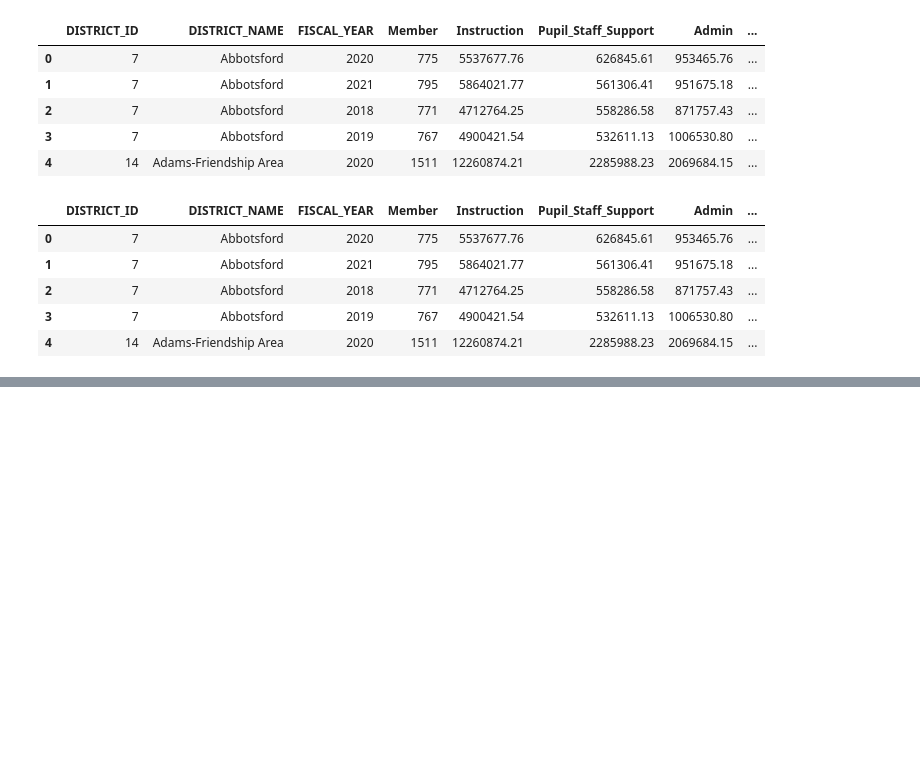
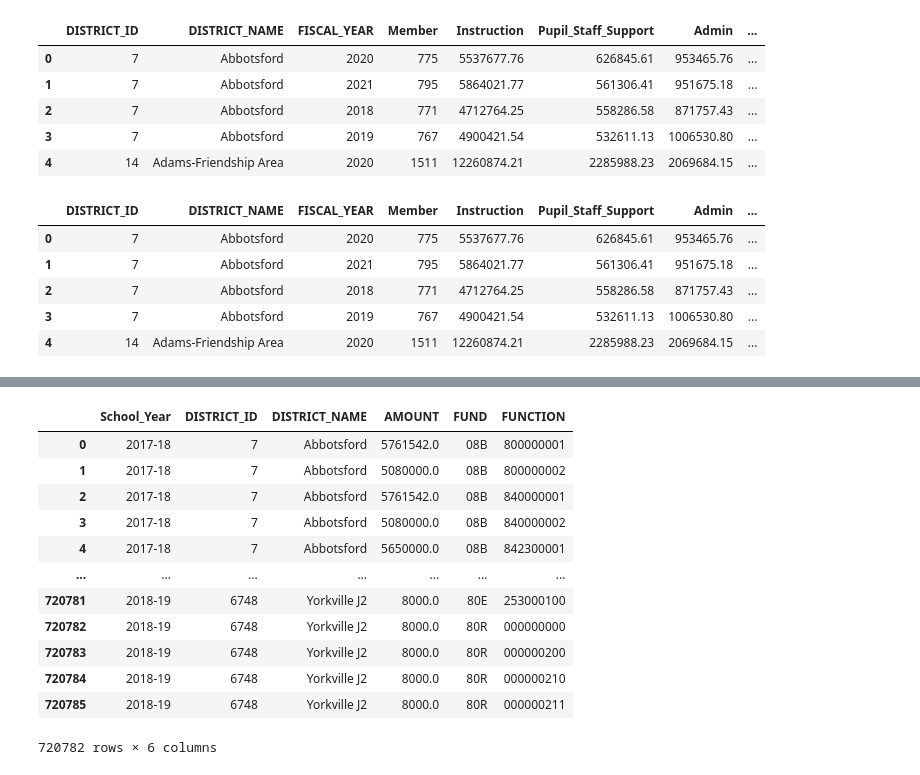
Before and after one commit to Lalita-ponnapalli/HS_Baseball_Scholarships, a Jupyter notebook: dbcreation.ipynb, the cells around one changed output, grey strips where cells are left out. Drawn from its saved outputs; the diff is of its cells as text; code cells hidden in the pictures; blank space fills up the shorter version.

```diff
--- a/dbcreation.ipynb
+++ b/dbcreation.ipynb
@@ -223,0 +588,5 @@ cost_df.head()
+# %%
+# split column and add new columns to df
+split_fund_function = budget_df['Fund_Function'].str.split(' ', expand=True)
+# display the dataframe
+split_fund_function.head()
@@ -223,0 +600,4 @@ cost_df.head()
+# %%
+#dropping fund function column
+budget_df = budget_df.drop(['Fund_Function'], axis=1)
+budget_df.head()
@@ -223,0 +611,3 @@ cost_df.head()
+# %%
+budget_df = budget_df.join(split_fund_function)
+budget_df.head()
@@ -223,0 +621,18 @@ cost_df.head()
+# %%
+budget_df.columns = ['School_Year', 'DISTRICT_ID', 'DISTRICT_NAME', 'AMOUNT', 'FUND', 'FUNCTION']
+# %%
+budget_df
+# %% [output]
+|  | School_Year | DISTRICT_ID | DISTRICT_NAME | AMOUNT | FUND | FUNCTION |
+| 0 | 2017-18 | 7 | Abbotsford | 5761542.0 | 08B | 800000001 |
+| 1 | 2017-18 | 7 | Abbotsford | 5080000.0 | 08B | 800000002 |
+| 2 | 2017-18 | 7 | Abbotsford | 5761542.0 | 08B | 840000001 |
+| 3 | 2017-18 | 7 | Abbotsford | 5080000.0 | 08B | 840000002 |
+| 4 | 2017-18 | 7 | Abbotsford | 5650000.0 | 08B | 842300001 |
+| ... | ... | ... | ... | ... | ... | ... |
+| 720781 | 2018-19 | 6748 | Yorkville J2 | 8000.0 | 80E | 253000100 |
+| 720782 | 2018-19 | 6748 | Yorkville J2 | 8000.0 | 80R | 000000000 |
+| 720783 | 2018-19 | 6748 | Yorkville J2 | 8000.0 | 80R | 000000200 |
+| 720784 | 2018-19 | 6748 | Yorkville J2 | 8000.0 | 80R | 000000210 |
+| 720785 | 2018-19 | 6748 | Yorkville J2 | 8000.0 | 80R | 000000211 |
+720782 rows × 6 columns
```
Also changed, not shown: parts of 27 cells of this notebook.
